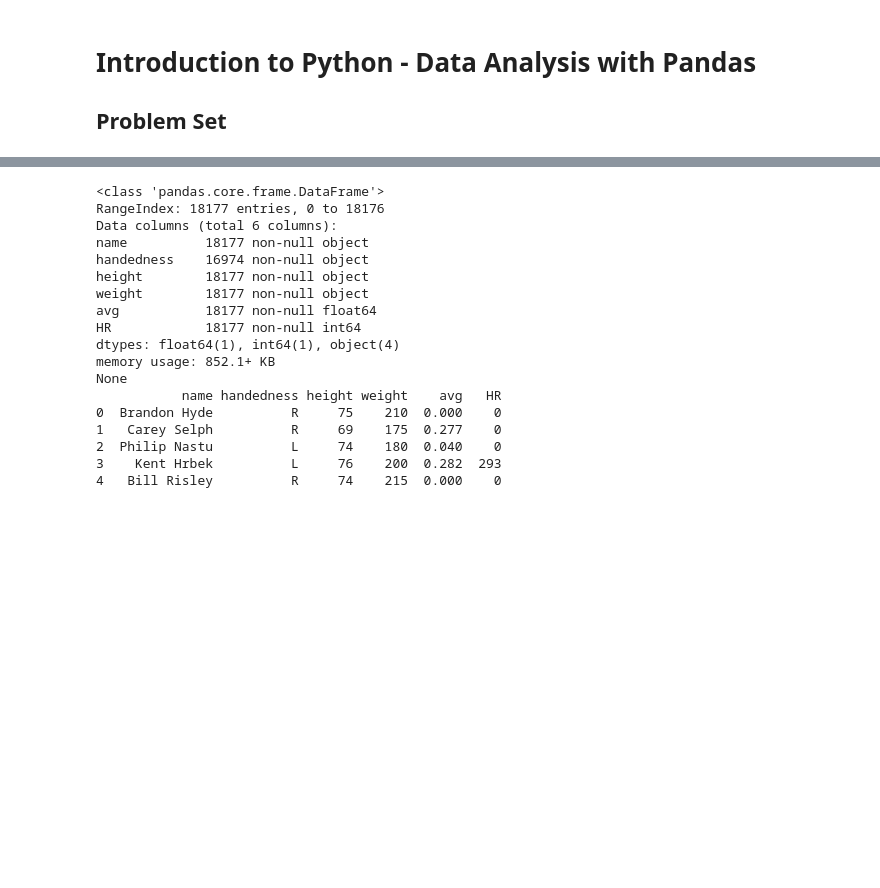
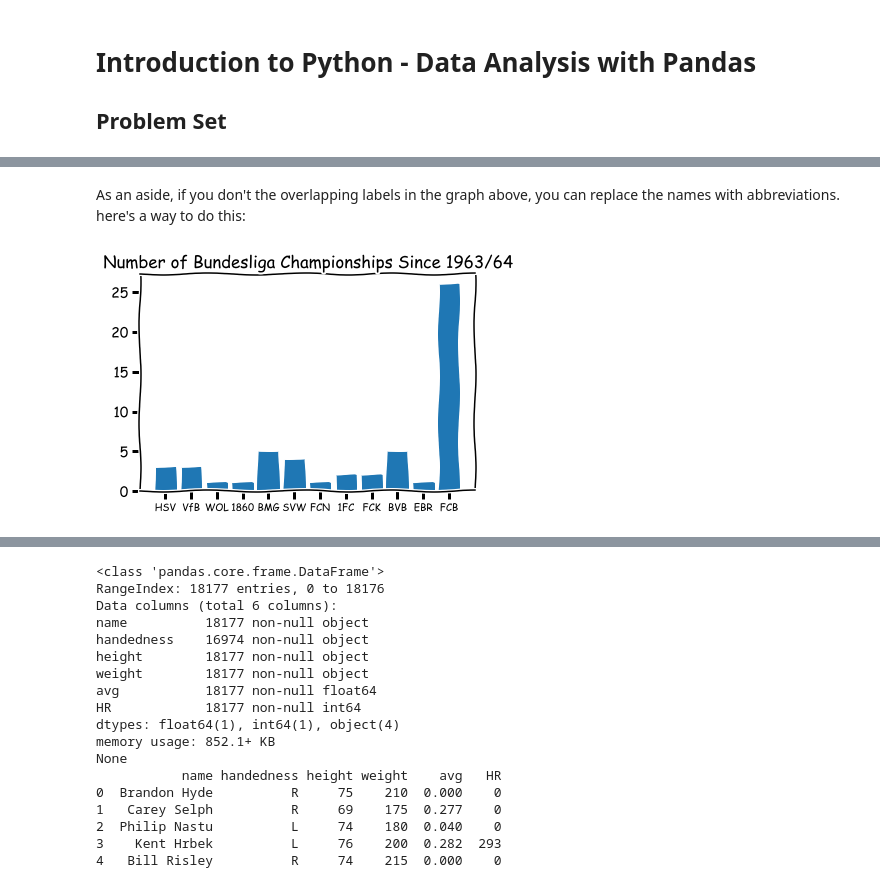
Before and after one commit to Moony2D/Python-Intro-ifo, a Jupyter notebook: PS_Pandas.ipynb, the cells around one changed output, grey strips where cells are left out. Drawn from its saved outputs; the diff is of its cells as text; code cells hidden in the pictures; blank space fills up the shorter version.

```diff
--- a/PS_Pandas.ipynb
+++ b/PS_Pandas.ipynb
@@ -11,0 +66,16 @@ Last update: 2017-04-18 12:05:38.601296
+# %% [markdown]
+As an aside, if you don't the overlapping labels in the graph above, you can replace the names with abbreviations. here's a way to do this:
+# %%
+labels = {'FC Bayern München': 'FCB', 'Hamburger SV': 'HSV', 'Borussia Mönchengladbach': 'BMG', \
+          'Werder Bremen': 'SVW', '1. FC Kaiserslautern': 'FCK', 'VfL Wolfsburg': 'WOL', \
+          'Borussia Dortmund': 'BVB', 'TSV 1860 München': '1860', '1. FC Köln': '1FC', '1. FC Nürnberg': 'FCN', \
+          'Eintracht Braunschweig': 'EBR', 'VfB Stuttgart': 'VfB'}
+label_names = [labels[name] for name in names]
+with plt.xkcd():
+    fig, ax = plt.subplots()
+    ax.bar(count.index, count)
+    ax.set_xticks(range(len(names)))
+    ax.set_xticklabels(label_names, fontsize=10)
+    ax.set_title('Number of Bundesliga Championships Since 1963/64')
+# %% [output]
+[figure, added]
```
Also changed, not shown: parts of 13 cells of this notebook.
